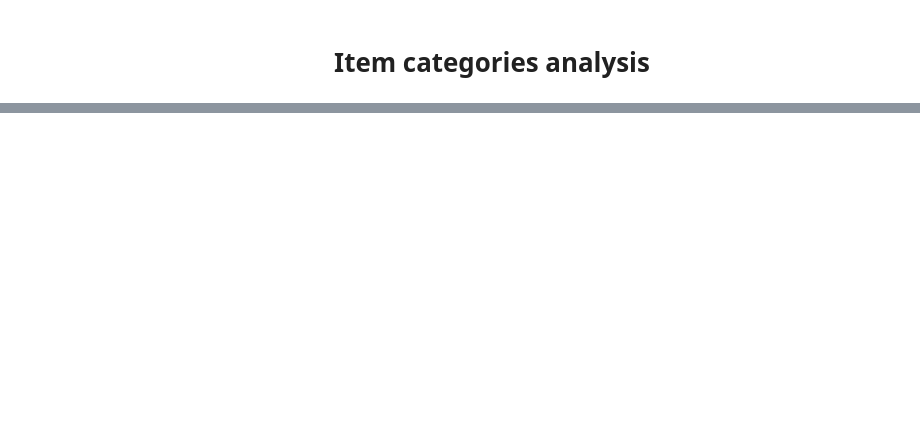
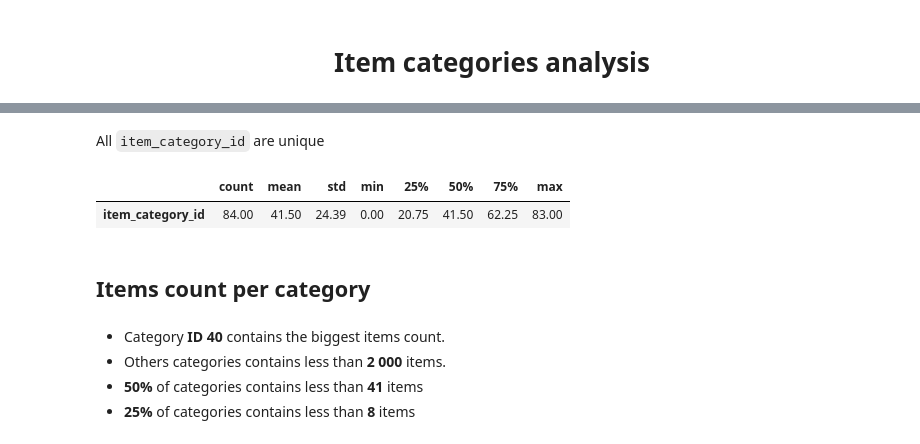
Before and after one commit to Saphirox/Future-Sales-Prediction, a Jupyter notebook: notebooks/data_exp/sales-prediction.item_cat.python.2.0.ipynb, the cells around one changed output, grey strips where cells are left out. Drawn from its saved outputs; the diff is of its cells as text; code cells hidden in the pictures; blank space fills up the shorter version.

```diff
--- a/notebooks/data_exp/sales-prediction.item_cat.python.2.0.ipynb
+++ b/notebooks/data_exp/sales-prediction.item_cat.python.2.0.ipynb
@@ -91,0 +63,14 @@ Name: item_id, dtype: int64
+# %% [markdown]
+All `item_category_id` are unique
+# %%
+item_cat.describe().T
+# %% [output]
+|  | count | mean | std | min | 25% | 50% | 75% | max |
+| item_category_id | 84.00 | 41.50 | 24.39 | 0.00 | 20.75 | 41.50 | 62.25 | 83.00 |
+# %% [markdown]
+## Items count per category
+# %% [markdown]
+- Category **ID 40** contains the biggest items count.
+- Others categories contains less than **2 000** items.
+- **50%** of categories contains less than **41** items
+- **25%** of categories contains less than **8** items
```
Also changed, not shown: parts of 29 cells of this notebook, 4 other files.
